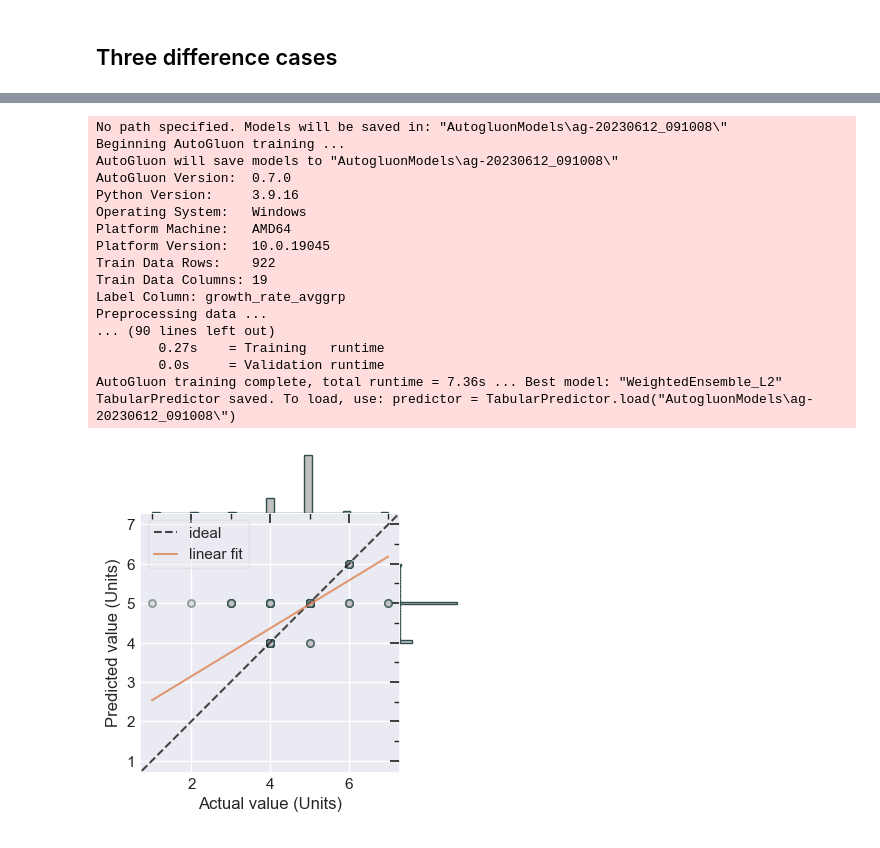
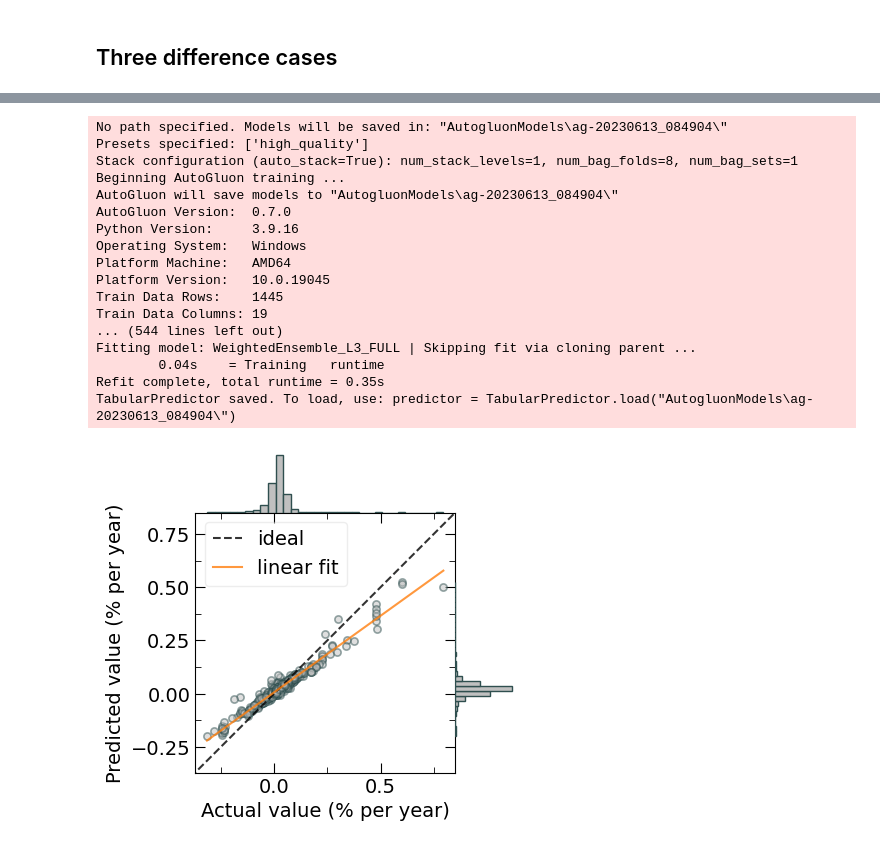
Before and after one commit to ShuaiZhao1/Analysing-Political-Executives-With-AI-data-processing, a Jupyter notebook: Notebooks/3-modeling.ipynb, the cells around one changed output, grey strips where cells are left out. Drawn from its saved outputs; the diff is of its cells as text; code cells hidden in the pictures.

Commit message:
update gdp growth method

```diff
--- a/Notebooks/3-modeling.ipynb
+++ b/Notebooks/3-modeling.ipynb
@@ -33,7 +33,7 @@ InteractiveShell.ast_node_interactivity = "all"
 %matplotlib inline
 # %%
 # Import the data file
-train_data = TabularDataset('./../Data/data_AutoGluon.csv')
+train_data = TabularDataset('./../Data/data_AutoGluon_final.csv')
 
 type(train_data)
 
@@ -64,18 +63,18 @@ Index(['ccode', 'leader', 'entry', 'exit', 'exitcode', 'prevtimesinoffice',
 # %%
 # delete other irrelevant columns
 del train_data['growth_rate_normgroup']
-# del train_data['growth_rate_avggrp']
-del train_data['growth_rate']
+del train_data['growth_rate_avggrp']
+# del train_data['growth_rate']
 train_data.columns
 
 # change label into growth_rate
-# id, label = 'leader', 'growth_rate'
+id, label = 'leader', 'growth_rate'
 
 # change label into growth_rate_normgroup
 # id, label = 'leader', 'growth_rate_normgroup'
 
 # change label into growth_rate_avggrp
-id, label = 'leader', 'growth_rate_avggrp'
+# id, label = 'leader', 'growth_rate_avggrp'
 df_train = train_data
 df_train.dtypes
 # %% [output]
@@ -106,30 +105,30 @@ dtype: object
 # df_train, df_test=train_test_split(train_data, test_size=0.33, random_state=1)
 # df_train.shape, df_test.shape
 # %%
-predictor = TabularPredictor(label=label).fit(
-    df_train.drop(columns=[id, 'leader']))
+# predictor = TabularPredictor(label=label).fit(df_train.drop(columns=[id, 'leader']), presets='high_quality')
+predictor = TabularPredictor(label=label).fit(df_train.drop(columns=[id, 'leader']))
 # %% [output]
-No path specified. Models will be saved in: "AutogluonModels\ag-20230612_091008\"
+No path specified. Models will be saved in: "AutogluonModels\ag-20230613_084904\"
+Presets specified: ['high_quality']
+Stack configuration (auto_stack=True): num_stack_levels=1, num_bag_folds=8, num_bag_sets=1
 Beginning AutoGluon training ...
-AutoGluon will save models to "AutogluonModels\ag-20230612_091008\"
+AutoGluon will save models to "AutogluonModels\ag-20230613_084904\"
 AutoGluon Version:  0.7.0
 Python Version:     3.9.16
 Operating System:   Windows
 Platform Machine:   AMD64
 Platform Version:   10.0.19045
-Train Data Rows:    922
+Train Data Rows:    1445
 Train Data Columns: 19
-Label Column: growth_rate_avggrp
-Preprocessing data ...
-... (90 lines left out)
-        0.27s    = Training   runtime
-        0.0s     = Validation runtime
-AutoGluon training complete, total runtime = 7.36s ... Best model: "WeightedEnsemble_L2"
-TabularPredictor saved. To load, use: predictor = TabularPredictor.load("AutogluonModels\ag-20230612_091008\")
+... (544 lines left out)
+Fitting model: WeightedEnsemble_L3_FULL | Skipping fit via cloning parent ...
+        0.04s    = Training   runtime
+Refit complete, total runtime = 0.35s
+TabularPredictor saved. To load, use: predictor = TabularPredictor.load("AutogluonModels\ag-20230613_084904\")
 # %%
-x = train_data[label]
-y = predictor.predict(train_data.drop(columns=[label]))
+x = df_train[label]
+y = predictor.predict(df_train.drop(columns=[label]))
 
-act_pred(x, y, reg_line=True, name = 'ave', save_dir='Images/')
+act_pred(x, y, reg_line=True, name = 'line', save_dir='Images/')
 # %% [output]
-[figure, old version]
+[figure, new version]
```
Also changed, not shown: parts of 5 cells of this notebook, 8 other files.
